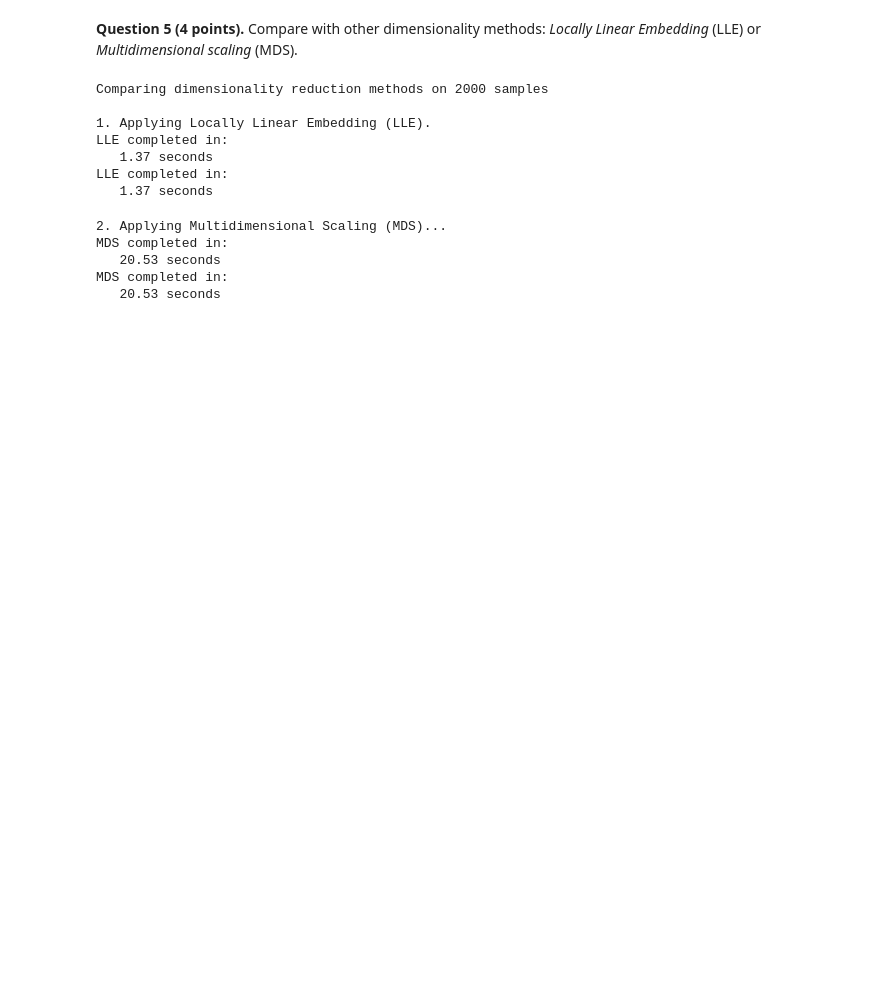
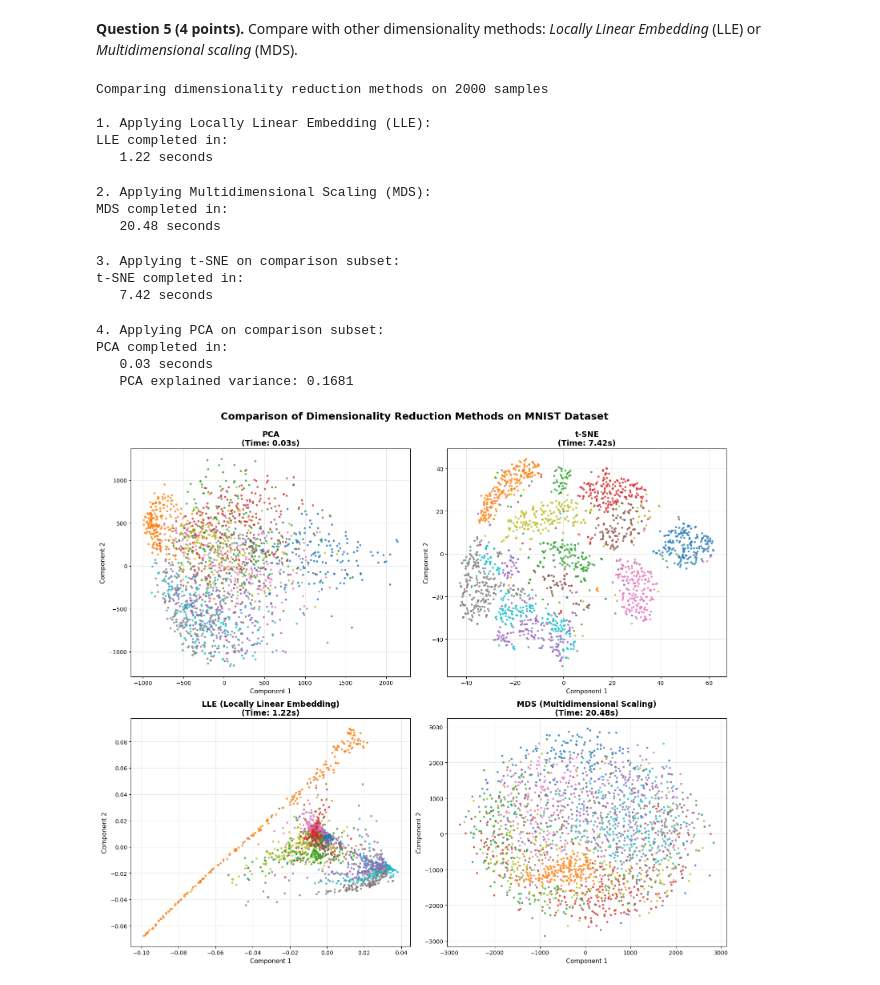
Before and after one commit to miguel-tm/ml-assignment3, a Jupyter notebook: notebook/assignment3.ipynb, the cells around one changed output. Saved outputs shown, nothing was run; the diff lists cells and outputs as text; code cells hidden in the pictures; blank space fills up the shorter version.

```diff
--- a/notebook/assignment3.ipynb
+++ b/notebook/assignment3.ipynb
@@ -318,7 +318,7 @@ print(f"Comparing dimensionality reduction methods on {n_samples_comparison} sam
 # ============================================================
 # 1. Locally Linear Embedding (LLE)
 # ============================================================
-print("1. Applying Locally Linear Embedding (LLE).")
+print("1. Applying Locally Linear Embedding (LLE):")
 start_time_lle = time.time()
 lle = LocallyLinearEmbedding(n_components=2, n_neighbors=10, random_state=42)
 X_lle = lle.fit_transform(X_subset_comparison)
@@ -328,16 +328,14 @@ print(f"   {lle_time:.2f} seconds" )
 # %% [output]
 Comparing dimensionality reduction methods on 2000 samples
 
-1. Applying Locally Linear Embedding (LLE).
+1. Applying Locally Linear Embedding (LLE):
 LLE completed in:
-   1.37 seconds
-LLE completed in:
-   1.37 seconds
+   1.22 seconds
 # %%
 # ============================================================
 # 2. Multidimensional Scaling (MDS)
 # ============================================================
-print("\n2. Applying Multidimensional Scaling (MDS)...")
+print("\n2. Applying Multidimensional Scaling (MDS):")
 start_time_mds = time.time()
 mds = MDS(n_components=2, random_state=42, max_iter=300, n_init=1)
 X_mds = mds.fit_transform(X_subset_comparison)
@@ -345,8 +343,6 @@ mds_time = time.time() - start_time_mds
 print("MDS completed in: ")
 print(f"   {mds_time:.2f} seconds" )
 # %% [output]
-2. Applying Multidimensional Scaling (MDS)...
+2. Applying Multidimensional Scaling (MDS):
 MDS completed in:
-   20.53 seconds
-MDS completed in:
-   20.53 seconds
+   20.48 seconds
@@ -377,0 +349,63 @@ MDS completed in:
+# %%
+# ============================================================
+# 3. Apply t-SNE on the same subset for comparison
+# ============================================================
+print("\n3. Applying t-SNE on comparison subset:")
+start_time_tsne_comp = time.time()
+tsne_comp = TSNE(n_components=2, random_state=42, perplexity=30, max_iter=1000)
+X_tsne_comp = tsne_comp.fit_transform(X_subset_comparison)
+tsne_comp_time = time.time() - start_time_tsne_comp
+print("t-SNE completed in: ")
+print(f"   {tsne_comp_time:.2f} seconds" )
+# %% [output]
+3. Applying t-SNE on comparison subset:
+t-SNE completed in:
+   7.42 seconds
+# %%
+# ============================================================
+# 4. Apply PCA on the same subset for comparison
+# ============================================================
+print("\n4. Applying PCA on comparison subset:")
+start_time_pca_comp = time.time()
+pca_comp = PCA(n_components=2, random_state=42)
+X_pca_comp = pca_comp.fit_transform(X_subset_comparison)
+pca_comp_time = time.time() - start_time_pca_comp
+print("PCA completed in: ")
+print(f"   {pca_comp_time:.2f} seconds")
+print(f"   PCA explained variance: {pca_comp.explained_variance_ratio_.sum():.4f}")
+# %% [output]
+4. Applying PCA on comparison subset:
+PCA completed in:
+   0.03 seconds
+   PCA explained variance: 0.1681
+# %%
+# ============================================================
+# 5. Creating comparison visualizations
+# ============================================================
+fig, axes = plt.subplots(2, 2, figsize=(16, 14))
+fig.suptitle('Comparison of Dimensionality Reduction Methods on MNIST Dataset',
+             fontsize=18, fontweight='bold', y=0.995)
+
+methods = [
+    (X_pca_comp, 'PCA', pca_comp_time, axes[0, 0]),
+    (X_tsne_comp, 't-SNE', tsne_comp_time, axes[0, 1]),
+    (X_lle, 'LLE (Locally Linear Embedding)', lle_time, axes[1, 0]),
+    (X_mds, 'MDS (Multidimensional Scaling)', mds_time, axes[1, 1])
+]
+
+for X_reduced, method_name, exec_time, ax in methods:
+    scatter = ax.scatter(X_reduced[:, 0], X_reduced[:, 1],
+                        c=y_subset_comparison,
+                        cmap='tab10',
+                        s=8,
+                        alpha=0.7)
+    ax.set_title(f'{method_name}\n(Time: {exec_time:.2f}s)',
+                fontsize=14, fontweight='bold')
+    ax.set_xlabel('Component 1', fontsize=11)
+    ax.set_ylabel('Component 2', fontsize=11)
+    ax.grid(True, alpha=0.3)
+
+plt.tight_layout()
+plt.show()
+# %% [output]
+[figure, added]
```
Also changed, not shown: parts of 6 cells of this notebook.
